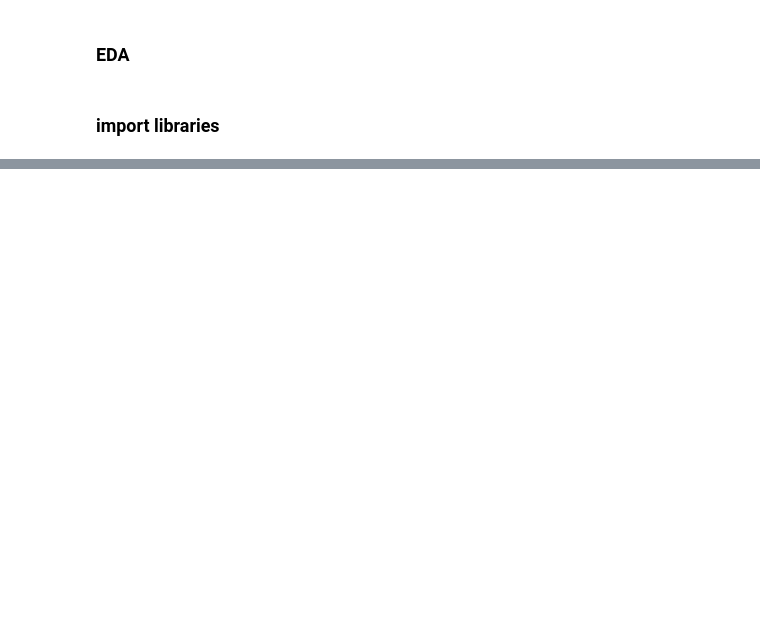
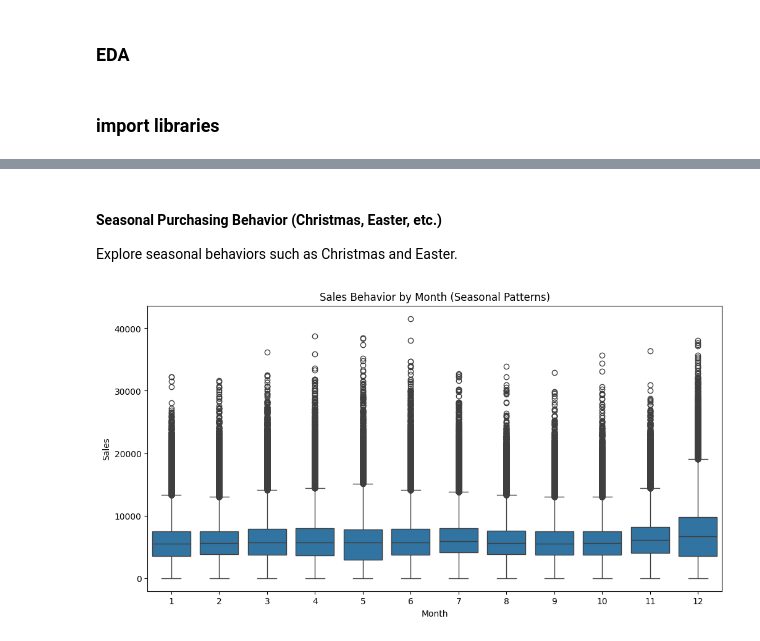
Before and after one commit to zol23-g/Sales_Forecasting_Rossmann_Pharmaceuticals, a Jupyter notebook: notebooks/eda.ipynb, the cells around one changed output, grey strips where cells are left out. Drawn from its saved outputs; the diff is of its cells as text; code cells hidden in the pictures; blank space fills up the shorter version.

```diff
--- a/notebooks/eda.ipynb
+++ b/notebooks/eda.ipynb
@@ -50,0 +160,17 @@ df3.head()
+# %% [markdown]
+#### Seasonal Purchasing Behavior (Christmas, Easter, etc.)
+Explore seasonal behaviors such as Christmas and Easter.
+# %%
+logging.info('Exploring seasonal purchasing behavior (e.g., Christmas)...')
+
+# Extract month to check for Christmas (December) and Easter (April)
+train_df['Month'] = pd.to_datetime(train_df['Date']).dt.month
+
+plt.figure(figsize=(12, 6))
+sns.boxplot(data=train_df, x='Month', y='Sales')
+plt.title('Sales Behavior by Month (Seasonal Patterns)')
+plt.show()
+
+logging.info('Seasonal purchasing behavior visualized.')
+# %% [output]
+[figure, added]
```
Also changed, not shown: parts of 37 cells of this notebook, 3 other files.
